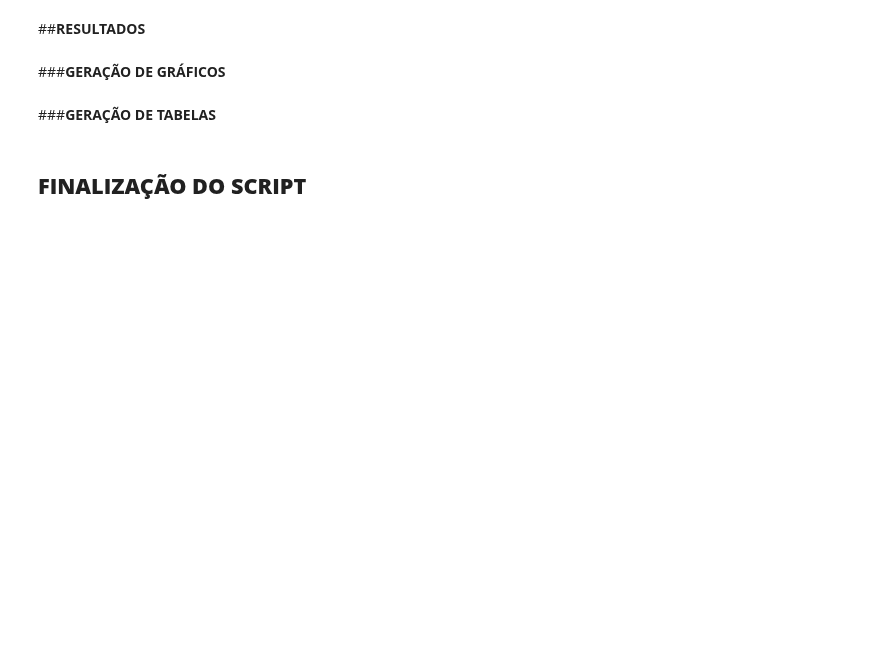
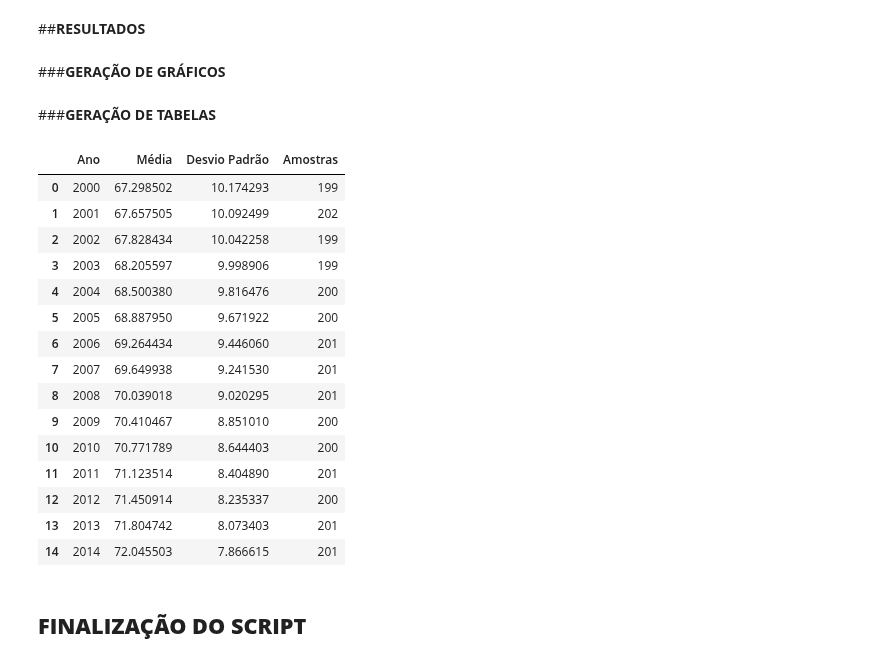
Before and after one commit to lucammarini/Project_Statistic_Analysis_01, a Jupyter notebook: Projeto_Statistic_Analysis_01.ipynb, the cells around one changed output. Drawn from its saved outputs; the diff is of its cells as text; code cells hidden in the pictures; blank space fills up the shorter version.

```diff
--- a/Projeto_Statistic_Analysis_01.ipynb
+++ b/Projeto_Statistic_Analysis_01.ipynb
@@ -98,9 +99,51 @@ df
+# %%
+# passando os valores do datafame de 'string' para 'float':
+try:
+  df.drop('País',  axis='columns', inplace=True)    # remove colunas desnecessárias
+except:
+  pass
+df = df.astype(float)
+# %%
+# criação de dataframe de resumo dos dados:
+lista_index = list(range(2000,2015))
+lista_media = []
+lista_dp = []
+lista_num_amostras = []
+
+for n in range(1, len(df.columns)):
+  lista_media.append(df[df.columns[n]].mean())
+  lista_dp.append(df[df.columns[n]].std())
+  lista_num_amostras.append(df[df.columns[n]].count())
+
+df_resumo = pd.DataFrame({'Ano': lista_index,
+                         'Média':lista_media,
+                         'Desvio Padrão': lista_dp,
+                          'Amostras': lista_num_amostras})
 # %% [markdown]
 ##**RESULTADOS**
 # %% [markdown]
 ###**GERAÇÃO DE GRÁFICOS**
 # %% [markdown]
 ###**GERAÇÃO DE TABELAS**
+# %%
+df_resumo
+# %% [output]
+|  | Ano | Média | Desvio Padrão | Amostras |
+| 0 | 2000 | 67.298502 | 10.174293 | 199 |
+| 1 | 2001 | 67.657505 | 10.092499 | 202 |
+| 2 | 2002 | 67.828434 | 10.042258 | 199 |
+| 3 | 2003 | 68.205597 | 9.998906 | 199 |
+| 4 | 2004 | 68.500380 | 9.816476 | 200 |
+| 5 | 2005 | 68.887950 | 9.671922 | 200 |
+| 6 | 2006 | 69.264434 | 9.446060 | 201 |
+| 7 | 2007 | 69.649938 | 9.241530 | 201 |
+| 8 | 2008 | 70.039018 | 9.020295 | 201 |
+| 9 | 2009 | 70.410467 | 8.851010 | 200 |
+| 10 | 2010 | 70.771789 | 8.644403 | 200 |
+| 11 | 2011 | 71.123514 | 8.404890 | 201 |
+| 12 | 2012 | 71.450914 | 8.235337 | 200 |
+| 13 | 2013 | 71.804742 | 8.073403 | 201 |
+| 14 | 2014 | 72.045503 | 7.866615 | 201 |
 # %% [markdown]
 ## **FINALIZAÇÃO DO SCRIPT**
 # %%
```
Also changed, not shown: parts of 3 cells of this notebook.
